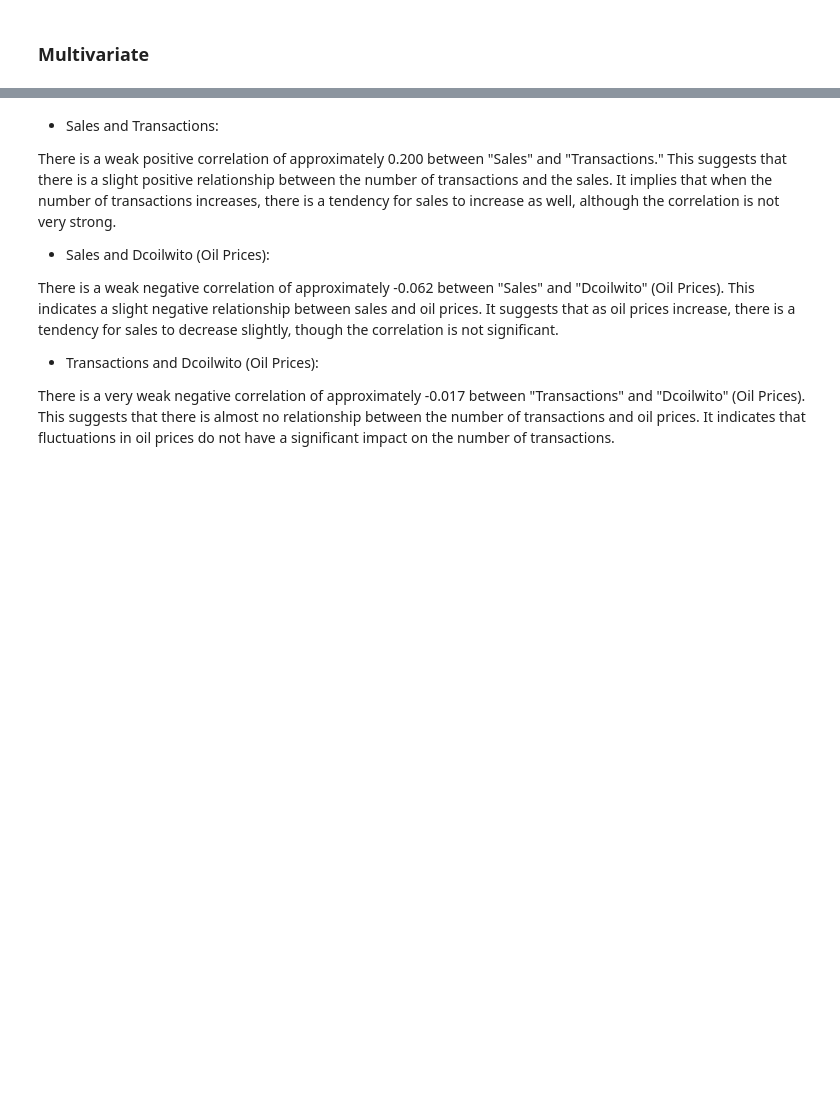
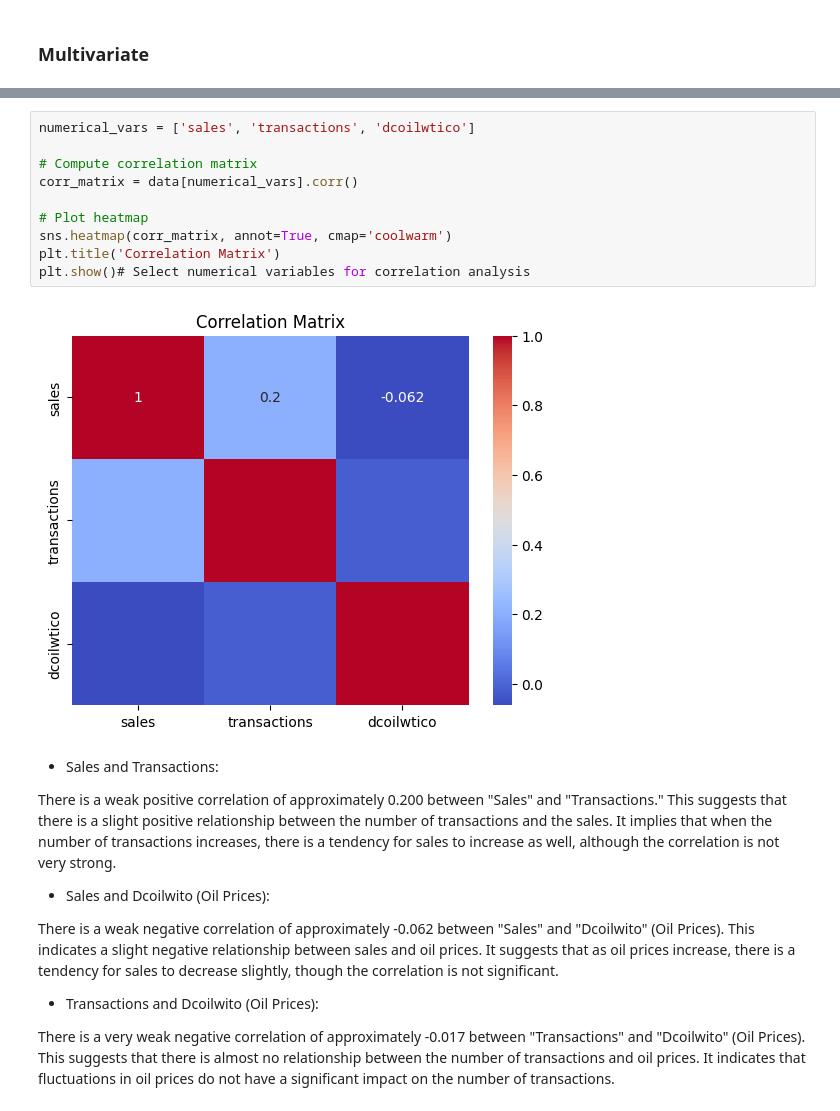
Before and after one commit to qochieng/Favorita-Store-Sales, a Jupyter notebook: favorita.ipynb, the cells around one changed output, grey strips where cells are left out. Cells and saved outputs as stored; diff of their text form; blank space fills up the shorter version.

```diff
--- a/favorita.ipynb
+++ b/favorita.ipynb
@@ -580,6 +579,18 @@ heatmap = sns.heatmap(data=corr,annot=True, cmap='viridis',fmt=".2f",xticklabels
 plt.show()
 # %% [output]
 [figure]
+# %%
+numerical_vars = ['sales', 'transactions', 'dcoilwtico']
+
+# Compute correlation matrix
+corr_matrix = data[numerical_vars].corr()
+
+# Plot heatmap
+sns.heatmap(corr_matrix, annot=True, cmap='coolwarm')
+plt.title('Correlation Matrix')
+plt.show()# Select numerical variables for correlation analysis
+# %% [output]
+[figure, added]
 # %% [markdown]
 - Sales and Transactions:
 
```
Also changed, not shown: parts of 20 cells of this notebook.
